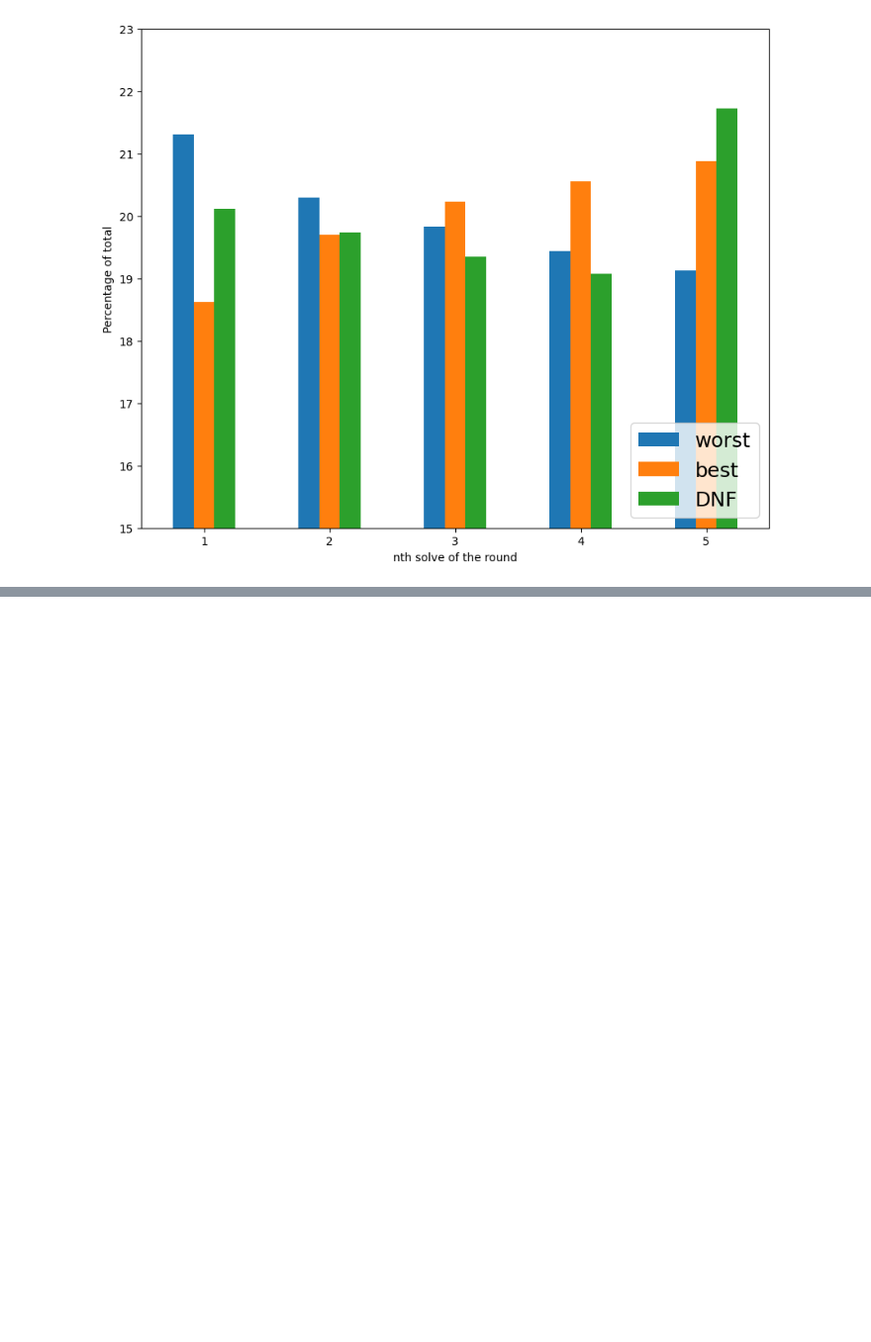
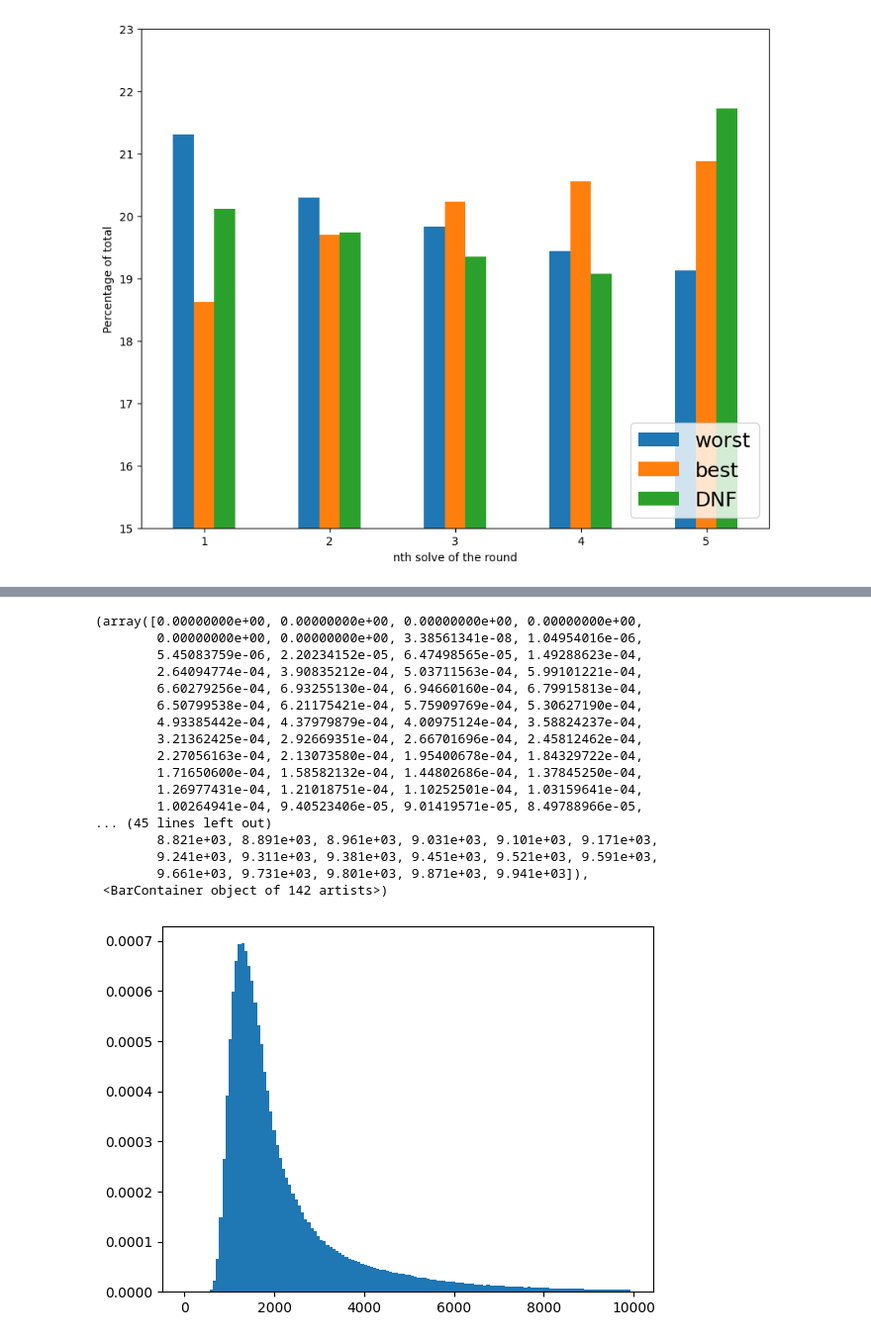
Before and after one commit to oskarkuuse/IDSproject, a Jupyter notebook: notebooks/performance.ipynb, the cells around one changed output, grey strips where cells are left out. Shown at 99% size. Drawn from its saved outputs; the diff is of its cells as text; code cells hidden in the pictures; blank space fills up the shorter version.

```diff
--- a/notebooks/performance.ipynb
+++ b/notebooks/performance.ipynb
@@ -261,0 +262,25 @@ fig = freqPart.plot(xlabel='Competition number', ylabel='Average achieved').set_
+# %%
+def normalizeAveragesDf(df):
+    df['average'] = (df['average'] - df['average'].min()) / (df['average'].max() - df['average'].min())
+
+averages333 = pd.read_csv('../datasets/averages333.csv')
+plt.hist(x=averages333['average'], bins=[i for i in range(1, 10000, 70)], density=True)
+# %% [output]
+(array([0.00000000e+00, 0.00000000e+00, 0.00000000e+00, 0.00000000e+00,
+        0.00000000e+00, 0.00000000e+00, 3.38561341e-08, 1.04954016e-06,
+        5.45083759e-06, 2.20234152e-05, 6.47498565e-05, 1.49288623e-04,
+        2.64094774e-04, 3.90835212e-04, 5.03711563e-04, 5.99101221e-04,
+        6.60279256e-04, 6.93255130e-04, 6.94660160e-04, 6.79915813e-04,
+        6.50799538e-04, 6.21175421e-04, 5.75909769e-04, 5.30627190e-04,
+        4.93385442e-04, 4.37979879e-04, 4.00975124e-04, 3.58824237e-04,
+        3.21362425e-04, 2.92669351e-04, 2.66701696e-04, 2.45812462e-04,
+        2.27056163e-04, 2.13073580e-04, 1.95400678e-04, 1.84329722e-04,
+        1.71650600e-04, 1.58582132e-04, 1.44802686e-04, 1.37845250e-04,
+        1.26977431e-04, 1.21018751e-04, 1.10252501e-04, 1.03159641e-04,
+        1.00264941e-04, 9.40523406e-05, 9.01419571e-05, 8.49788966e-05,
+... (45 lines left out)
+        8.821e+03, 8.891e+03, 8.961e+03, 9.031e+03, 9.101e+03, 9.171e+03,
+        9.241e+03, 9.311e+03, 9.381e+03, 9.451e+03, 9.521e+03, 9.591e+03,
+        9.661e+03, 9.731e+03, 9.801e+03, 9.871e+03, 9.941e+03]),
+ <BarContainer object of 142 artists>)
+[figure, added]
```
Also changed, not shown: parts of 4 cells of this notebook, 7 other files.
